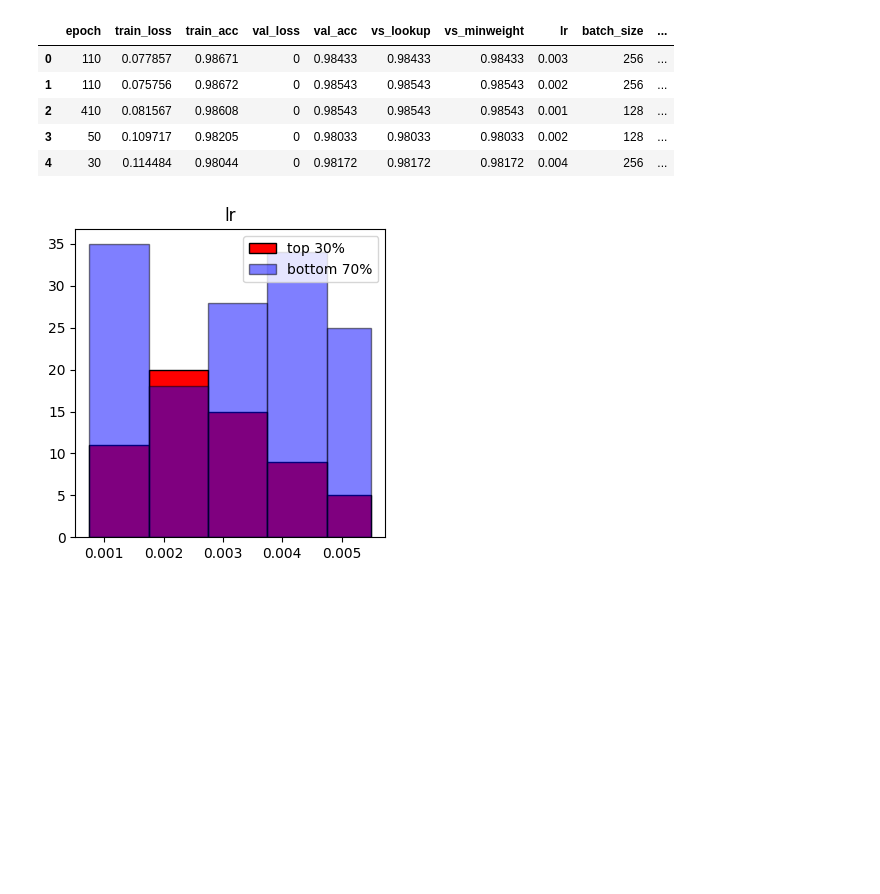
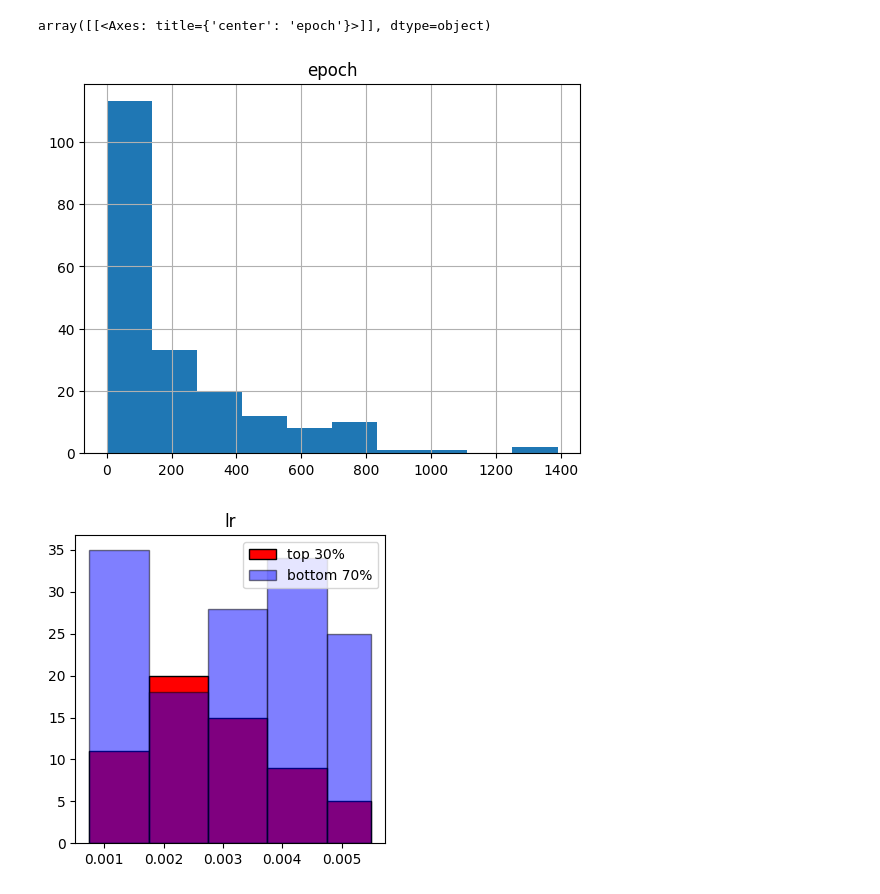
Before and after one commit to peterse/mldec, a Jupyter notebook: src/mldec/analysis/reps_analysis.ipynb, the cells around one changed output. Cells and saved outputs as stored; diff of their text form; code cells hidden in the pictures; blank space fills up the shorter version.

```diff
--- a/src/mldec/analysis/reps_analysis.ipynb
+++ b/src/mldec/analysis/reps_analysis.ipynb
@@ -23,12 +90,22 @@ df = pd.read_csv(target)
+# %%
+
+# Merge with the original DataFrame if needed
+if 'df' in locals():
+    # Assuming there's a common column to join on, adjust as needed
+    # This is a placeholder - you'll need to identify the correct join columns
+    df['job_dir'] = df['job_dir'] if 'job_dir' in df.columns else experiment_folder + "/" + df.index.astype(str)
+    df = pd.merge(df, hyper_df, on='job_dir', how='left')
+
+# Display the first few rows of the updated DataFrame
+print("Updated DataFrame with total epochs and hyperparameters:")
+if 'hyper_df' in locals():
+    display(hyper_df.head())
 # %%
 df.head()
+df.hist("epoch")
 # %% [output]
-|  | epoch | train_loss | train_acc | val_loss | val_acc | vs_lookup | vs_minweight | lr | batch_size | ... |
-| 0 | 110 | 0.077857 | 0.98671 | 0 | 0.98433 | 0.98433 | 0.98433 | 0.003 | 256 | ... |
-| 1 | 110 | 0.075756 | 0.98672 | 0 | 0.98543 | 0.98543 | 0.98543 | 0.002 | 256 | ... |
-| 2 | 410 | 0.081567 | 0.98608 | 0 | 0.98543 | 0.98543 | 0.98543 | 0.001 | 128 | ... |
-| 3 | 50 | 0.109717 | 0.98205 | 0 | 0.98033 | 0.98033 | 0.98033 | 0.002 | 128 | ... |
-| 4 | 30 | 0.114484 | 0.98044 | 0 | 0.98172 | 0.98172 | 0.98172 | 0.004 | 256 | ... |
+array([[<Axes: title={'center': 'epoch'}>]], dtype=object)
+[figure, added]
 # %%
 def compare_slice_by_column(df, column, slice_by, percentile=0.5):
     best_half = df[df[slice_by] > df[slice_by].quantile(percentile)]
```
Also changed, not shown: parts of 3 cells of this notebook, 1 other file.
